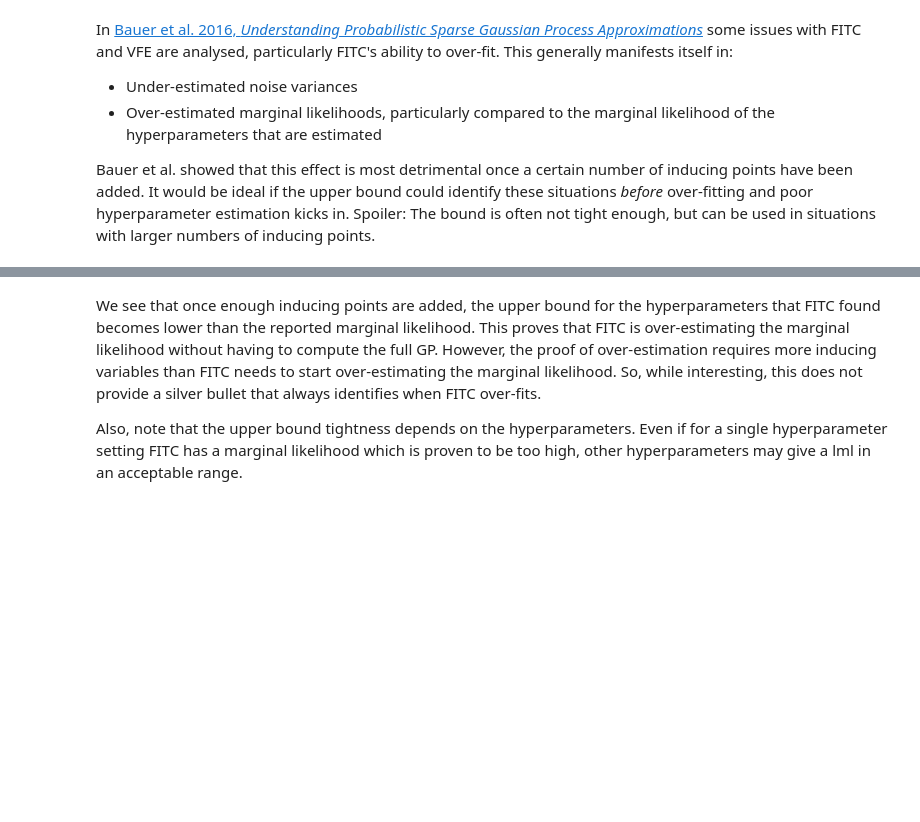
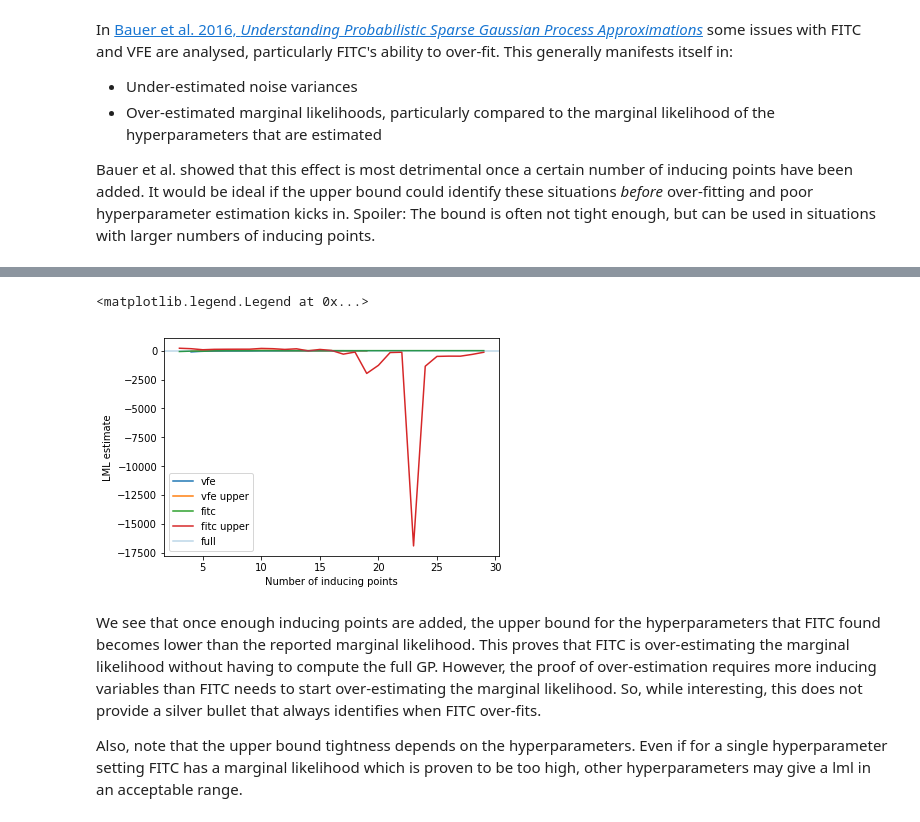
Before and after one commit to markvdw/gp_upper, a Jupyter notebook: notebooks/upper_bound.ipynb, the cells around one changed output, grey strips where cells are left out. Cells and saved outputs as stored; diff of their text form; code cells hidden in the pictures; blank space fills up the shorter version.

```diff
--- a/notebooks/upper_bound.ipynb
+++ b/notebooks/upper_bound.ipynb
@@ -241,3 +242,15 @@ plt.legend()
+# %%
+plt.plot(Ms, vfe_lml, label="vfe")
+plt.plot(Ms, vupper_lml, label="vfe upper")
+plt.plot(fMs, fitc_lml, label="fitc")
+plt.plot(fMs, fupper_lml, label="fitc upper")
+plt.axhline(full_lml, label="full", alpha=0.3)
+plt.xlabel("Number of inducing points")
+plt.ylabel("LML estimate")
+plt.legend()
+# %% [output]
+<matplotlib.legend.Legend at 0x...>
+[figure, added]
 # %% [markdown]
 We see that once enough inducing points are added, the upper bound for the hyperparameters that FITC found becomes lower than the reported marginal likelihood. This proves that FITC is over-estimating the marginal likelihood without having to compute the full GP. However, the proof of over-estimation requires more inducing variables than FITC needs to start over-estimating the marginal likelihood. So, while interesting, this does not provide a silver bullet that always identifies when FITC over-fits.
 
```
Also changed, not shown: parts of 8 cells of this notebook.
